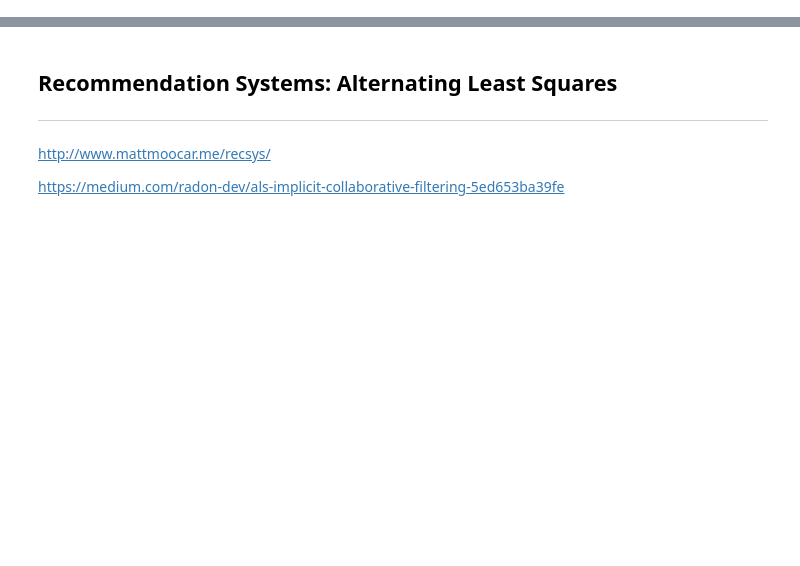
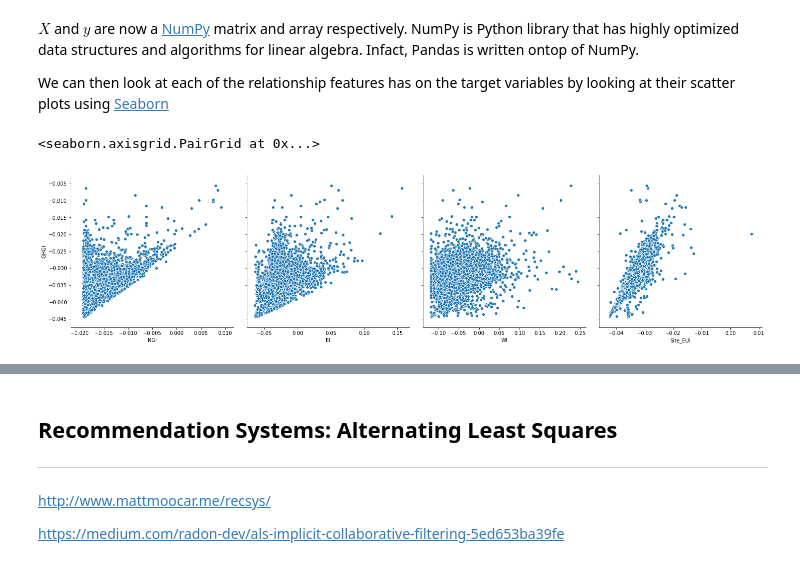
Before and after one commit to mdh266/CompLinearAlgebraML, a Jupyter notebook: Notebook.ipynb, the cells around one changed output, grey strips where cells are left out. Drawn from its saved outputs; the diff is of its cells as text; code cells hidden in the pictures; blank space fills up the shorter version.

```diff
--- a/Notebook.ipynb
+++ b/Notebook.ipynb
@@ -283,0 +106,12 @@ https://en.wikipedia.org/wiki/Tikhonov_regularization
+# %%
+import pandas  as pd
+
+#columns we care about
+cols = ['NGI','EI','WI','Site_EUI','GHGI']
+
+# read the data
+df = pd.read_csv("data.csv",
+                 usecols = cols)
+
+#view the first 5 lines
+df.head()
@@ -283,0 +158,15 @@ https://en.wikipedia.org/wiki/Tikhonov_regularization
+# %% [markdown]
+$X$ and $y$ are now a [NumPy](https://numpy.org/) matrix and array respectively. NumPy is Python library that has highly optimized data structures and algorithms for linear algebra.  Infact, Pandas is written ontop of NumPy.
+
+We can then look at each of the relationship features has on the target variables by looking at their scatter plots using [Seaborn](http://seaborn.pydata.org/)
+# %%
+import seaborn as sns
+
+sns.pairplot(df,
+             x_vars=['NGI','EI','WI','Site_EUI'],
+             y_vars='GHGI',
+             kind = 'scatter',
+             height=5)
+# %% [output]
+<seaborn.axisgrid.PairGrid at 0x...>
+[figure, added]
```
Also changed, not shown: parts of 53 cells of this notebook.
